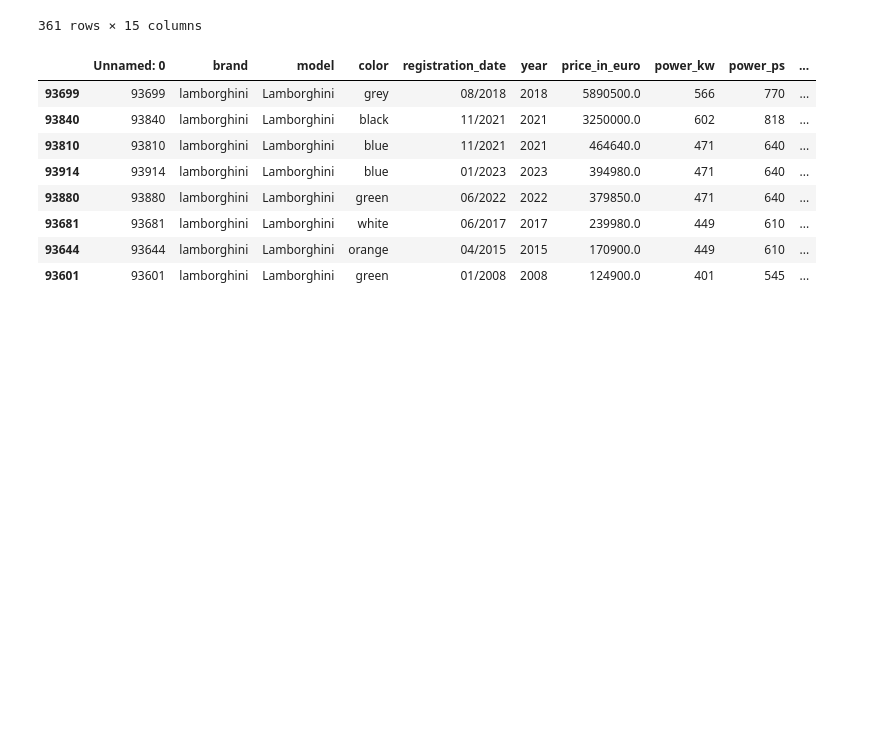
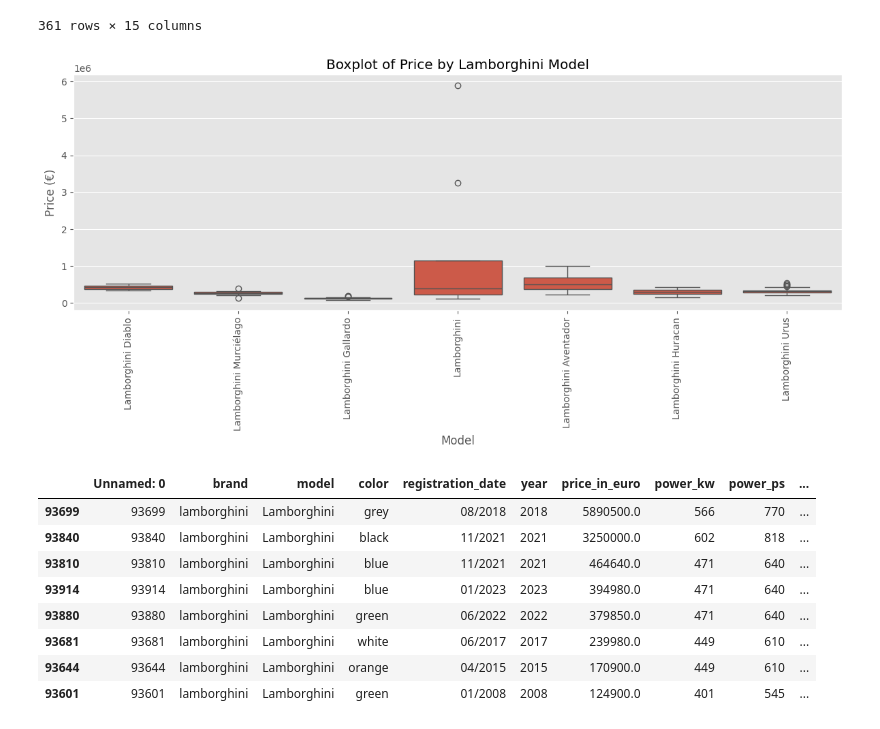
Before and after one commit to kiljos/data_mining, a Jupyter notebook: EDA/data_analysis.ipynb, the cells around one changed output. Drawn from its saved outputs; the diff is of its cells as text; code cells hidden in the pictures; blank space fills up the shorter version.

```diff
--- a/EDA/data_analysis.ipynb
+++ b/EDA/data_analysis.ipynb
@@ -50,6 +34,20 @@ df.query('brand == "lamborghini"').sort_values(by= 'price_in_euro', ascending= F
 | 93587 | 93587 | lamborghini | Lamborghini Gallardo | red | 08/2006 | 2006 | 94888.0 | 368 | 500 | ... |
 | 93586 | 93586 | lamborghini | Lamborghini Gallardo | grey | 06/2006 | 2006 | 89900.0 | 382 | 519 | ... |
 361 rows × 15 columns
+# %%
+# Filter DataFrame to include only rows where 'model' contains 'lamborghini' (case-insensitive) and 'price_in_euro' is not null
+filtered_df = df[df['model'].str.contains('lamborghini', case=False, na=False) & df['price_in_euro'].notnull()]
+
+plt.figure(figsize=(12, 6))
+sns.boxplot(data=filtered_df, x='model', y='price_in_euro')
+plt.xticks(rotation=90)
+plt.title('Boxplot of Price by Lamborghini Model')
+plt.xlabel('Model')
+plt.ylabel('Price (€)')
+plt.tight_layout()
+plt.show()
+# %% [output]
+[figure, added]
 # %%
 df.query('model == "Lamborghini"').sort_values(by= 'price_in_euro', ascending= False)
 # %% [output]
```
Also changed, not shown: parts of 1 cell of this notebook, 3 other files.
